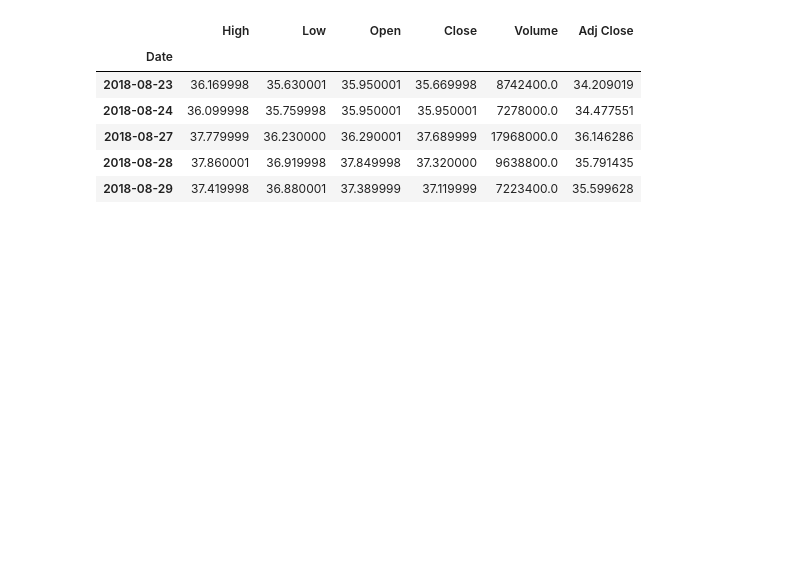
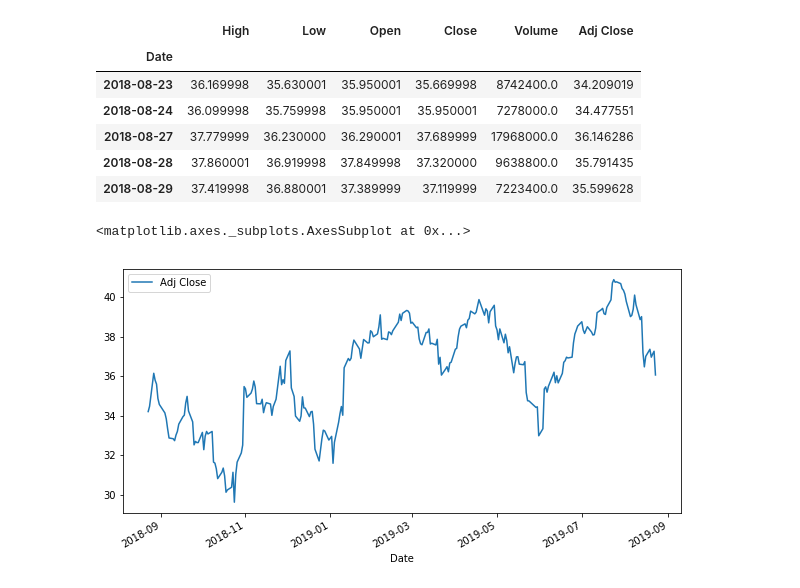
Before and after one commit to gauxu/PSB, a Jupyter notebook: ViewRsltMod/USA_CarStock_Analize.ipynb, the cells around one changed output. Drawn from its saved outputs; the diff is of its cells as text; code cells hidden in the pictures; blank space fills up the shorter version.

```diff
--- a/ViewRsltMod/USA_CarStock_Analize.ipynb
+++ b/ViewRsltMod/USA_CarStock_Analize.ipynb
@@ -31,3 +46,8 @@ df.head()
 | 2018-08-27 | 37.779999 | 36.230000 | 36.290001 | 37.689999 | 17968000.0 | 36.146286 |
 | 2018-08-28 | 37.860001 | 36.919998 | 37.849998 | 37.320000 | 9638800.0 | 35.791435 |
 | 2018-08-29 | 37.419998 | 36.880001 | 37.389999 | 37.119999 | 7223400.0 | 35.599628 |
+# %%
+df['Adj Close'].plot(legend=True, figsize=(10,5))
+# %% [output]
+<matplotlib.axes._subplots.AxesSubplot at 0x...>
+[figure, added]
```
Also changed, not shown: parts of 11 cells of this notebook, 1 other file.
